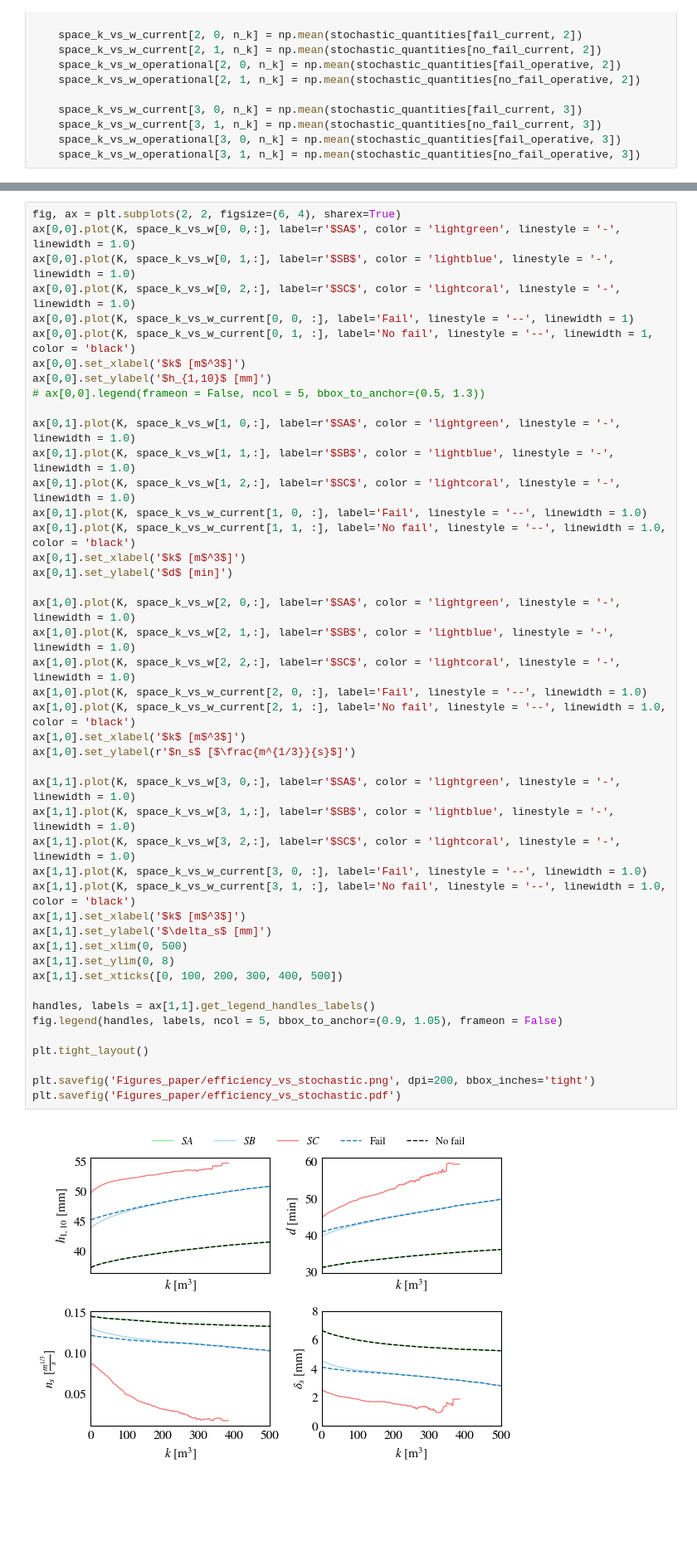
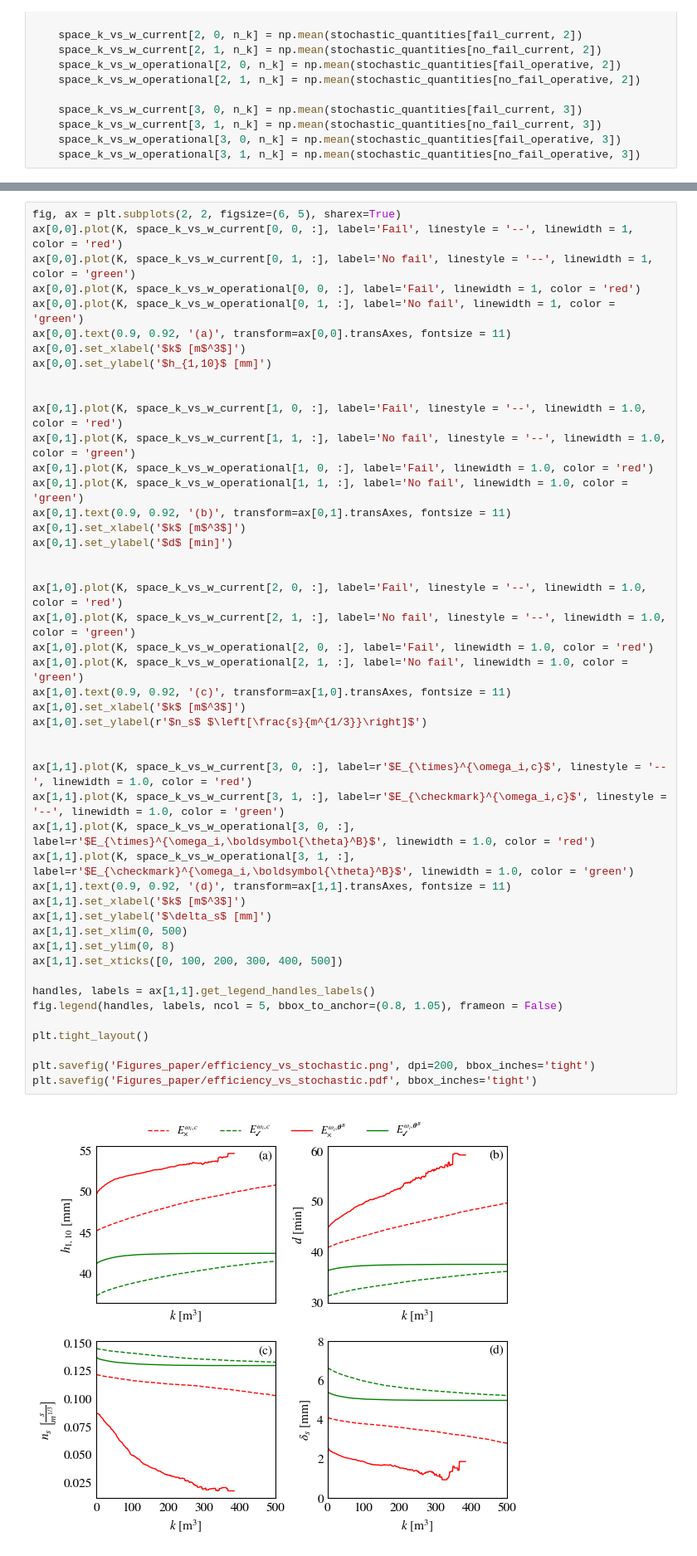
Before and after one commit to rlsandovalp/operational_picture, a Jupyter notebook: Galbiate/operational_analysis.ipynb, the cells around one changed output, grey strips where cells are left out. Shown at 83% size. Drawn from its saved outputs; the diff is of its cells as text; blank space fills up the shorter version.

Commit message:
new figures

```diff
--- a/Galbiate/operational_analysis.ipynb
+++ b/Galbiate/operational_analysis.ipynb
@@ -527,50 +584,52 @@ for n_k, k in enumerate(K):
 # %%
-fig, ax = plt.subplots(2, 2, figsize=(6, 4), sharex=True)
-ax[0,0].plot(K, space_k_vs_w[0, 0,:], label=r'$SA$', color = 'lightgreen', linestyle = '-', linewidth = 1.0)
-ax[0,0].plot(K, space_k_vs_w[0, 1,:], label=r'$SB$', color = 'lightblue', linestyle = '-', linewidth = 1.0)
-ax[0,0].plot(K, space_k_vs_w[0, 2,:], label=r'$SC$', color = 'lightcoral', linestyle = '-', linewidth = 1.0)
-ax[0,0].plot(K, space_k_vs_w_current[0, 0, :], label='Fail', linestyle = '--', linewidth = 1)
-ax[0,0].plot(K, space_k_vs_w_current[0, 1, :], label='No fail', linestyle = '--', linewidth = 1, color = 'black')
+fig, ax = plt.subplots(2, 2, figsize=(6, 5), sharex=True)
+ax[0,0].plot(K, space_k_vs_w_current[0, 0, :], label='Fail', linestyle = '--', linewidth = 1, color = 'red')
+ax[0,0].plot(K, space_k_vs_w_current[0, 1, :], label='No fail', linestyle = '--', linewidth = 1, color = 'green')
+ax[0,0].plot(K, space_k_vs_w_operational[0, 0, :], label='Fail', linewidth = 1, color = 'red')
+ax[0,0].plot(K, space_k_vs_w_operational[0, 1, :], label='No fail', linewidth = 1, color = 'green')
+ax[0,0].text(0.9, 0.92, '(a)', transform=ax[0,0].transAxes, fontsize = 11)
 ax[0,0].set_xlabel('$k$ [m$^3$]')
 ax[0,0].set_ylabel('$h_{1,10}$ [mm]')
-# ax[0,0].legend(frameon = False, ncol = 5, bbox_to_anchor=(0.5, 1.3))
 
-ax[0,1].plot(K, space_k_vs_w[1, 0,:], label=r'$SA$', color = 'lightgreen', linestyle = '-', linewidth = 1.0)
-ax[0,1].plot(K, space_k_vs_w[1, 1,:], label=r'$SB$', color = 'lightblue', linestyle = '-', linewidth = 1.0)
-ax[0,1].plot(K, space_k_vs_w[1, 2,:], label=r'$SC$', color = 'lightcoral', linestyle = '-', linewidth = 1.0)
-ax[0,1].plot(K, space_k_vs_w_current[1, 0, :], label='Fail', linestyle = '--', linewidth = 1.0)
-ax[0,1].plot(K, space_k_vs_w_current[1, 1, :], label='No fail', linestyle = '--', linewidth = 1.0, color = 'black')
+
+ax[0,1].plot(K, space_k_vs_w_current[1, 0, :], label='Fail', linestyle = '--', linewidth = 1.0, color = 'red')
+ax[0,1].plot(K, space_k_vs_w_current[1, 1, :], label='No fail', linestyle = '--', linewidth = 1.0, color = 'green')
+ax[0,1].plot(K, space_k_vs_w_operational[1, 0, :], label='Fail', linewidth = 1.0, color = 'red')
+ax[0,1].plot(K, space_k_vs_w_operational[1, 1, :], label='No fail', linewidth = 1.0, color = 'green')
+ax[0,1].text(0.9, 0.92, '(b)', transform=ax[0,1].transAxes, fontsize = 11)
 ax[0,1].set_xlabel('$k$ [m$^3$]')
 ax[0,1].set_ylabel('$d$ [min]')
 
-ax[1,0].plot(K, space_k_vs_w[2, 0,:], label=r'$SA$', color = 'lightgreen', linestyle = '-', linewidth = 1.0)
-ax[1,0].plot(K, space_k_vs_w[2, 1,:], label=r'$SB$', color = 'lightblue', linestyle = '-', linewidth = 1.0)
-ax[1,0].plot(K, space_k_vs_w[2, 2,:], label=r'$SC$', color = 'lightcoral', linestyle = '-', linewidth = 1.0)
-ax[1,0].plot(K, space_k_vs_w_current[2, 0, :], label='Fail', linestyle = '--', linewidth = 1.0)
-ax[1,0].plot(K, space_k_vs_w_current[2, 1, :], label='No fail', linestyle = '--', linewidth = 1.0, color = 'black')
+
+ax[1,0].plot(K, space_k_vs_w_current[2, 0, :], label='Fail', linestyle = '--', linewidth = 1.0, color = 'red')
+ax[1,0].plot(K, space_k_vs_w_current[2, 1, :], label='No fail', linestyle = '--', linewidth = 1.0, color = 'green')
+ax[1,0].plot(K, space_k_vs_w_operational[2, 0, :], label='Fail', linewidth = 1.0, color = 'red')
+ax[1,0].plot(K, space_k_vs_w_operational[2, 1, :], label='No fail', linewidth = 1.0, color = 'green')
+ax[1,0].text(0.9, 0.92, '(c)', transform=ax[1,0].transAxes, fontsize = 11)
 ax[1,0].set_xlabel('$k$ [m$^3$]')
-ax[1,0].set_ylabel(r'$n_s$ [$\frac{m^{1/3}}{s}$]')
+ax[1,0].set_ylabel(r'$n_s$ $\left[\frac{s}{m^{1/3}}\right]$')
 
-ax[1,1].plot(K, space_k_vs_w[3, 0,:], label=r'$SA$', color = 'lightgreen', linestyle = '-', linewidth = 1.0)
-ax[1,1].plot(K, space_k_vs_w[3, 1,:], label=r'$SB$', color = 'lightblue', linestyle = '-', linewidth = 1.0)
-ax[1,1].plot(K, space_k_vs_w[3, 2,:], label=r'$SC$', color = 'lightcoral', linestyle = '-', linewidth = 1.0)
-ax[1,1].plot(K, space_k_vs_w_current[3, 0, :], label='Fail', linestyle = '--', linewidth = 1.0)
-ax[1,1].plot(K, space_k_vs_w_current[3, 1, :], label='No fail', linestyle = '--', linewidth = 1.0, color = 'black')
+
+ax[1,1].plot(K, space_k_vs_w_current[3, 0, :], label=r'$E_{\times}^{\omega_i,c}$', linestyle = '--', linewidth = 1.0, color = 'red')
+ax[1,1].plot(K, space_k_vs_w_current[3, 1, :], label=r'$E_{\checkmark}^{\omega_i,c}$', linestyle = '--', linewidth = 1.0, color = 'green')
+ax[1,1].plot(K, space_k_vs_w_operational[3, 0, :], label=r'$E_{\times}^{\omega_i,\boldsymbol{\theta}^B}$', linewidth = 1.0, color = 'red')
+ax[1,1].plot(K, space_k_vs_w_operational[3, 1, :], label=r'$E_{\checkmark}^{\omega_i,\boldsymbol{\theta}^B}$', linewidth = 1.0, color = 'green')
+ax[1,1].text(0.9, 0.92, '(d)', transform=ax[1,1].transAxes, fontsize = 11)
 ax[1,1].set_xlabel('$k$ [m$^3$]')
 ax[1,1].set_ylabel('$\delta_s$ [mm]')
 ax[1,1].set_xlim(0, 500)
 ax[1,1].set_ylim(0, 8)
 ax[1,1].set_xticks([0, 100, 200, 300, 400, 500])
 
 handles, labels = ax[1,1].get_legend_handles_labels()
-fig.legend(handles, labels, ncol = 5, bbox_to_anchor=(0.9, 1.05), frameon = False)
+fig.legend(handles, labels, ncol = 5, bbox_to_anchor=(0.8, 1.05), frameon = False)
 
 plt.tight_layout()
 
 plt.savefig('Figures_paper/efficiency_vs_stochastic.png', dpi=200, bbox_inches='tight')
-plt.savefig('Figures_paper/efficiency_vs_stochastic.pdf')
+plt.savefig('Figures_paper/efficiency_vs_stochastic.pdf', bbox_inches='tight')
 # %% [output]
-[figure, old version]
+[figure, new version]
 # %% [markdown]
 Example with w=duration:
 
```
Also changed, not shown: parts of 4 cells of this notebook, 23 other files.
